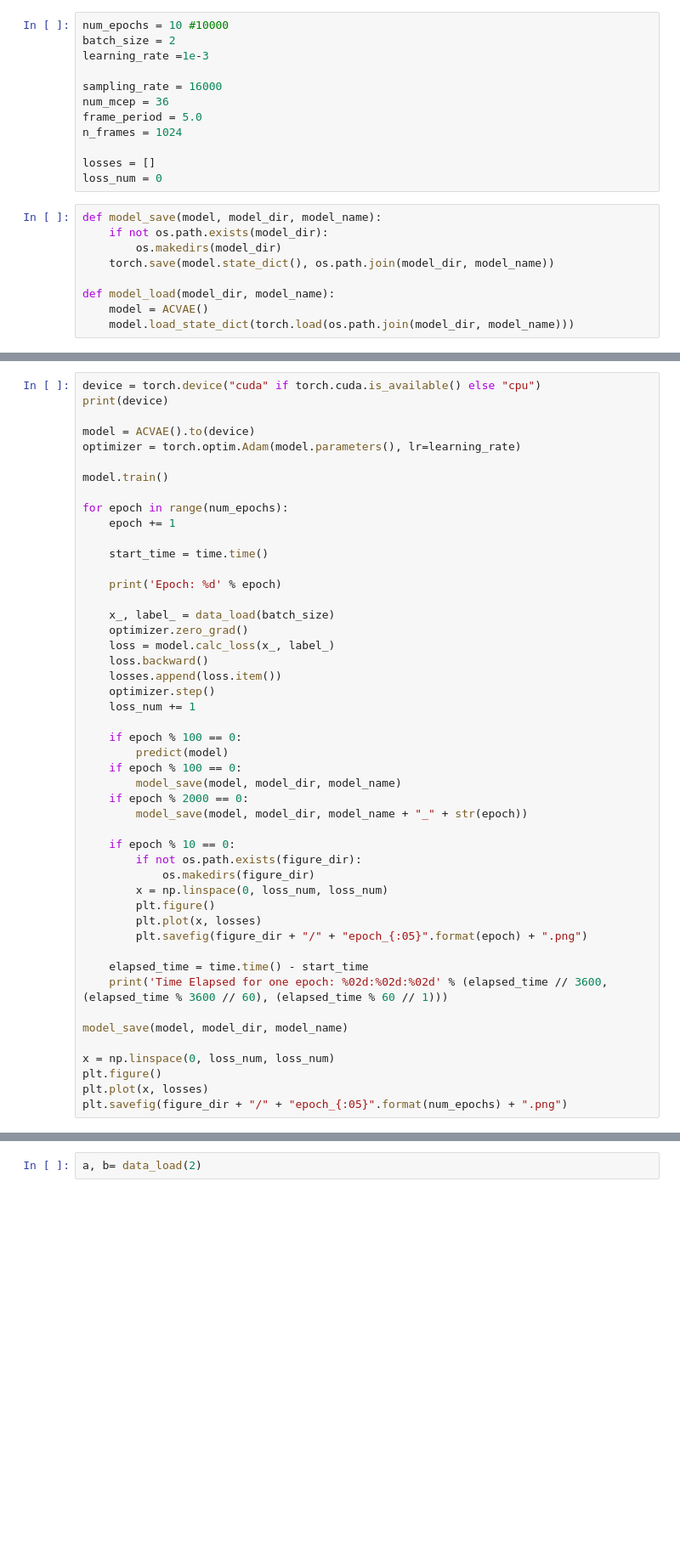
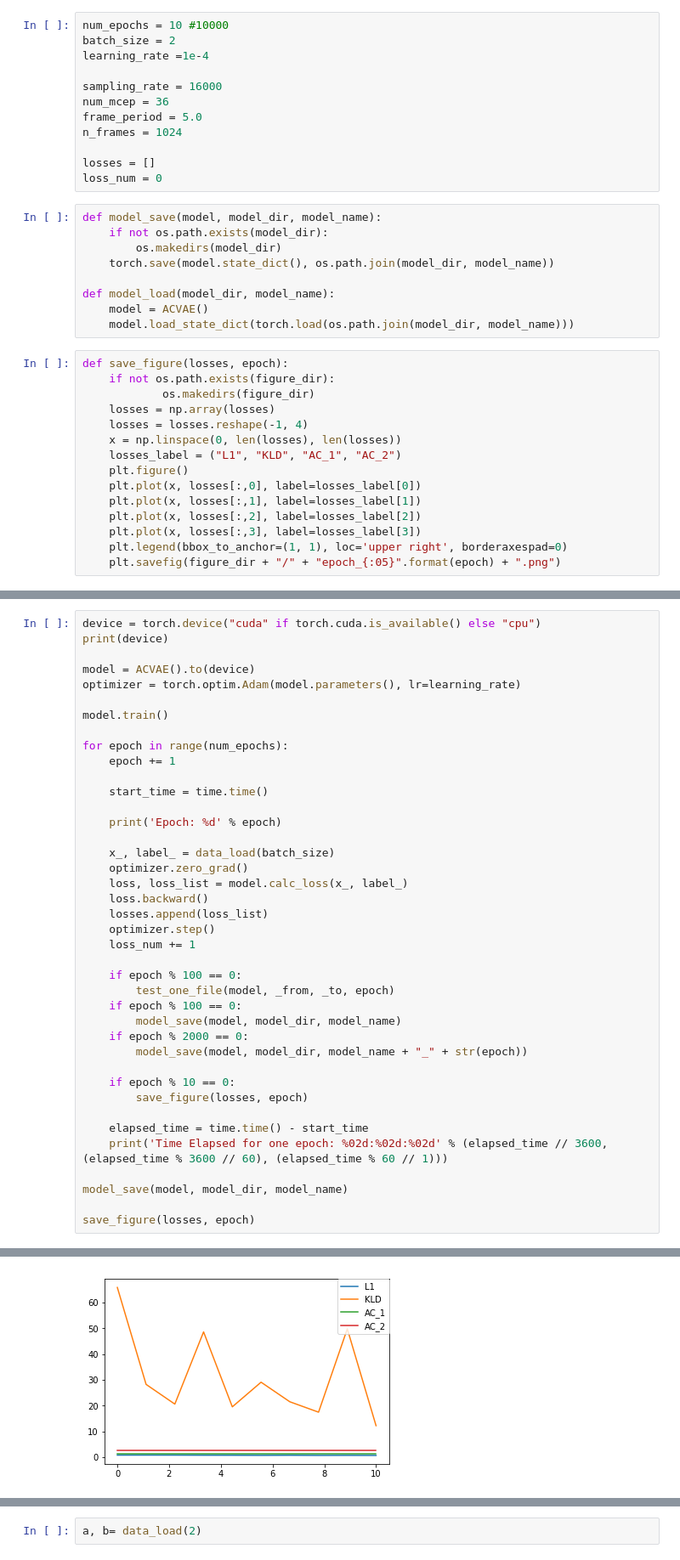
Before and after one commit to ariacat3366/ACVAE-VC, a Jupyter notebook: train_ACVAE.ipynb, the cells around one changed output, grey strips where cells are left out. Shown at 85% size. Cells and saved outputs as stored; diff of their text form; blank space fills up the shorter version.

```diff
--- a/train_ACVAE.ipynb
+++ b/train_ACVAE.ipynb
@@ -36,7 +42,7 @@ if (True):
 # %%
 num_epochs = 10 #10000
 batch_size = 2
-learning_rate =1e-3
+learning_rate =1e-4
 
 sampling_rate = 16000
 num_mcep = 36
@@ -54,6 +60,21 @@ def model_save(model, model_dir, model_name):
 def model_load(model_dir, model_name):
     model = ACVAE()
     model.load_state_dict(torch.load(os.path.join(model_dir, model_name)))
+# %%
+def save_figure(losses, epoch):
+    if not os.path.exists(figure_dir):
+            os.makedirs(figure_dir)
+    losses = np.array(losses)
+    losses = losses.reshape(-1, 4)
+    x = np.linspace(0, len(losses), len(losses))
+    losses_label = ("L1", "KLD", "AC_1", "AC_2")
+    plt.figure()
+    plt.plot(x, losses[:,0], label=losses_label[0])
+    plt.plot(x, losses[:,1], label=losses_label[1])
+    plt.plot(x, losses[:,2], label=losses_label[2])
+    plt.plot(x, losses[:,3], label=losses_label[3])
+    plt.legend(bbox_to_anchor=(1, 1), loc='upper right', borderaxespad=0)
+    plt.savefig(figure_dir + "/" + "epoch_{:05}".format(epoch) + ".png")
 # %%
 def data_load(batchsize = 1, s = -1, t = -1):
     x = []
@@ -114,33 +189,26 @@ for epoch in range(num_epochs):
 
     x_, label_ = data_load(batch_size)
     optimizer.zero_grad()
-    loss = model.calc_loss(x_, label_)
+    loss, loss_list = model.calc_loss(x_, label_)
     loss.backward()
-    losses.append(loss.item())
+    losses.append(loss_list)
     optimizer.step()
     loss_num += 1
 
     if epoch % 100 == 0:
-        predict(model)
+        test_one_file(model, _from, _to, epoch)
     if epoch % 100 == 0:
         model_save(model, model_dir, model_name)
     if epoch % 2000 == 0:
         model_save(model, model_dir, model_name + "_" + str(epoch))
 
     if epoch % 10 == 0:
-        if not os.path.exists(figure_dir):
-            os.makedirs(figure_dir)
-        x = np.linspace(0, loss_num, loss_num)
-        plt.figure()
-        plt.plot(x, losses)
-        plt.savefig(figure_dir + "/" + "epoch_{:05}".format(epoch) + ".png")
+        save_figure(losses, epoch)
 
     elapsed_time = time.time() - start_time
     print('Time Elapsed for one epoch: %02d:%02d:%02d' % (elapsed_time // 3600, (elapsed_time % 3600 // 60), (elapsed_time % 60 // 1)))
 
 model_save(model, model_dir, model_name)
 
-x = np.linspace(0, loss_num, loss_num)
-plt.figure()
-plt.plot(x, losses)
-plt.savefig(figure_dir + "/" + "epoch_{:05}".format(num_epochs) + ".png")
+save_figure(losses, epoch)
+# %% [output]
@@ -146,0 +232 @@ plt.savefig(figure_dir + "/" + "epoch_{:05}".format(num_epochs) + ".png")
+[figure, added]
```
Also changed, not shown: parts of 9 cells of this notebook, 3 other files.
